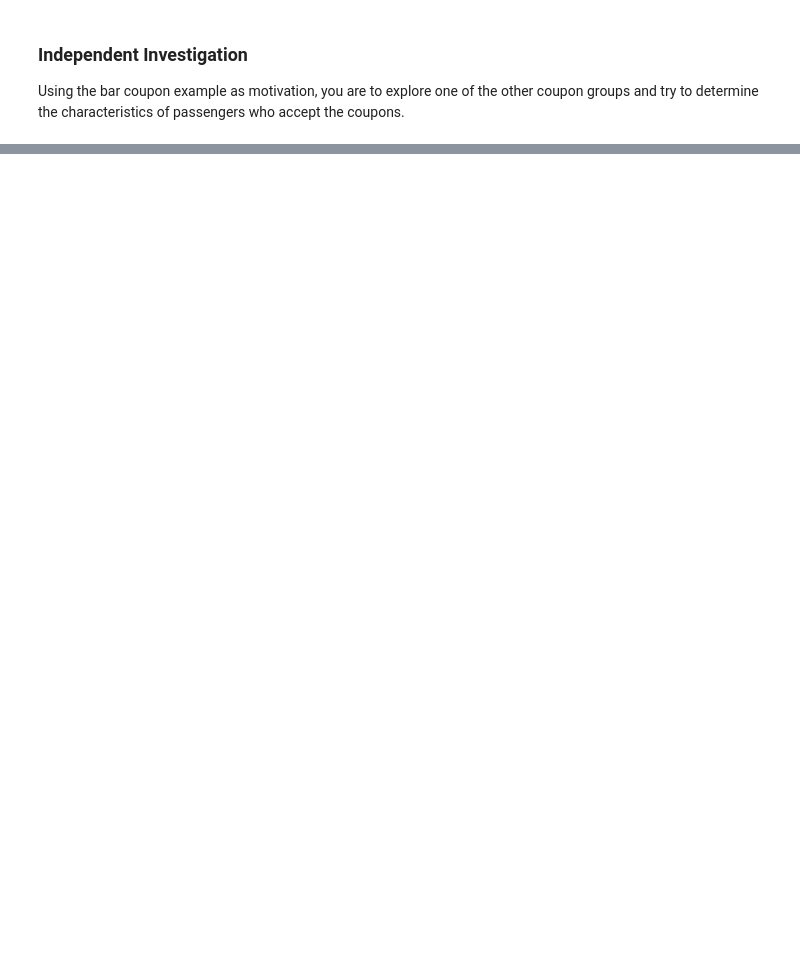
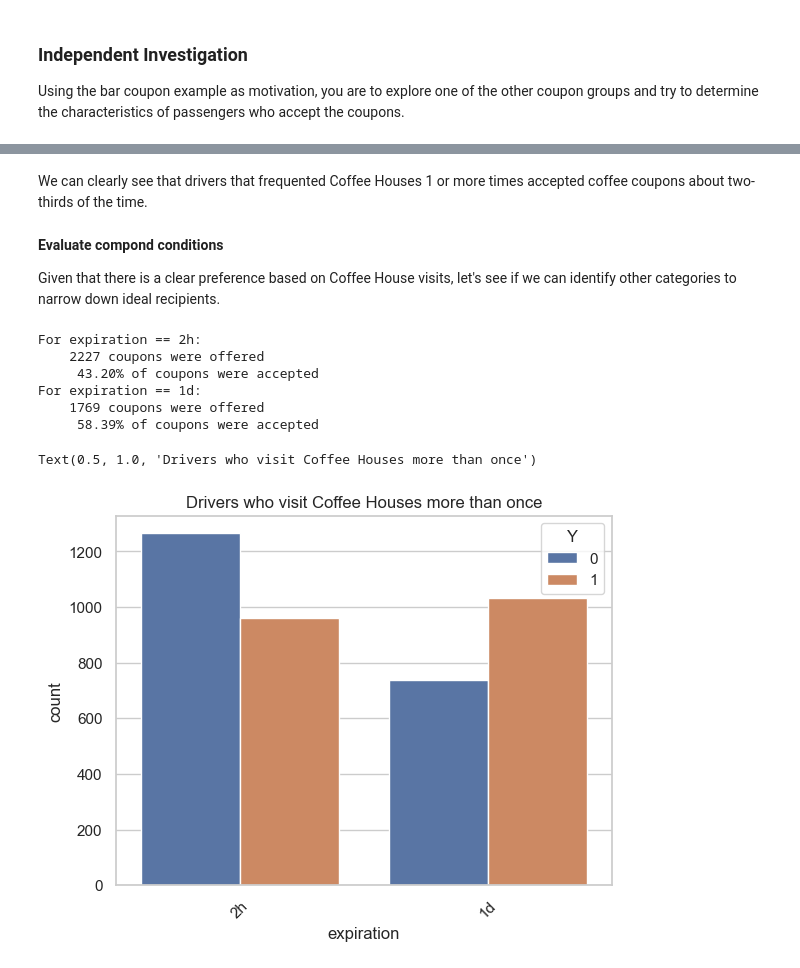
Before and after one commit to siraj-ahmed-cal/practical-application-1, a Jupyter notebook: prompt.ipynb, the cells around one changed output, grey strips where cells are left out. Drawn from its saved outputs; the diff is of its cells as text; code cells hidden in the pictures; blank space fills up the shorter version.

```diff
--- a/prompt.ipynb
+++ b/prompt.ipynb
@@ -369,0 +498,18 @@ Using the bar coupon example as motivation, you are to explore one of the other
+# %% [markdown]
+We can clearly see that drivers that frequented Coffee Houses 1 or more times accepted coffee coupons about two-thirds of the time.
+# %% [markdown]
+**Evaluate compond conditions**
+
+Given that there is a clear preference based on Coffee House visits, let's see if we can identify other categories to narrow down ideal recipients.
+# %%
+evaluate_cc_acceptance(coffee_coupons, 'expiration')
+plt.title('Drivers who visit Coffee Houses more than once')
+# %% [output]
+For expiration == 2h:
+    2227 coupons were offered
+     43.20% of coupons were accepted
+For expiration == 1d:
+    1769 coupons were offered
+     58.39% of coupons were accepted
+Text(0.5, 1.0, 'Drivers who visit Coffee Houses more than once')
+[figure, added]
```
Also changed, not shown: parts of 43 cells of this notebook.
